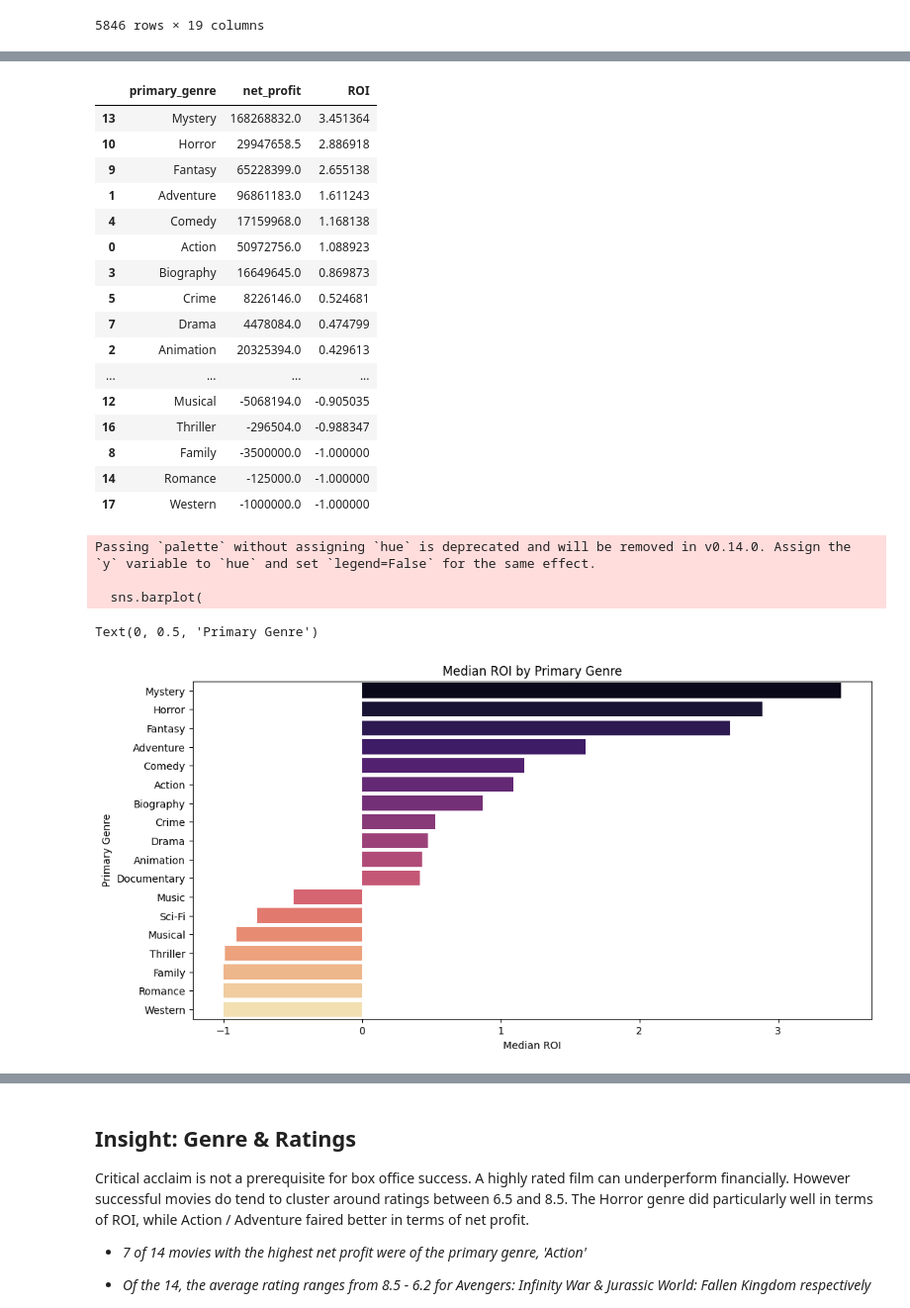
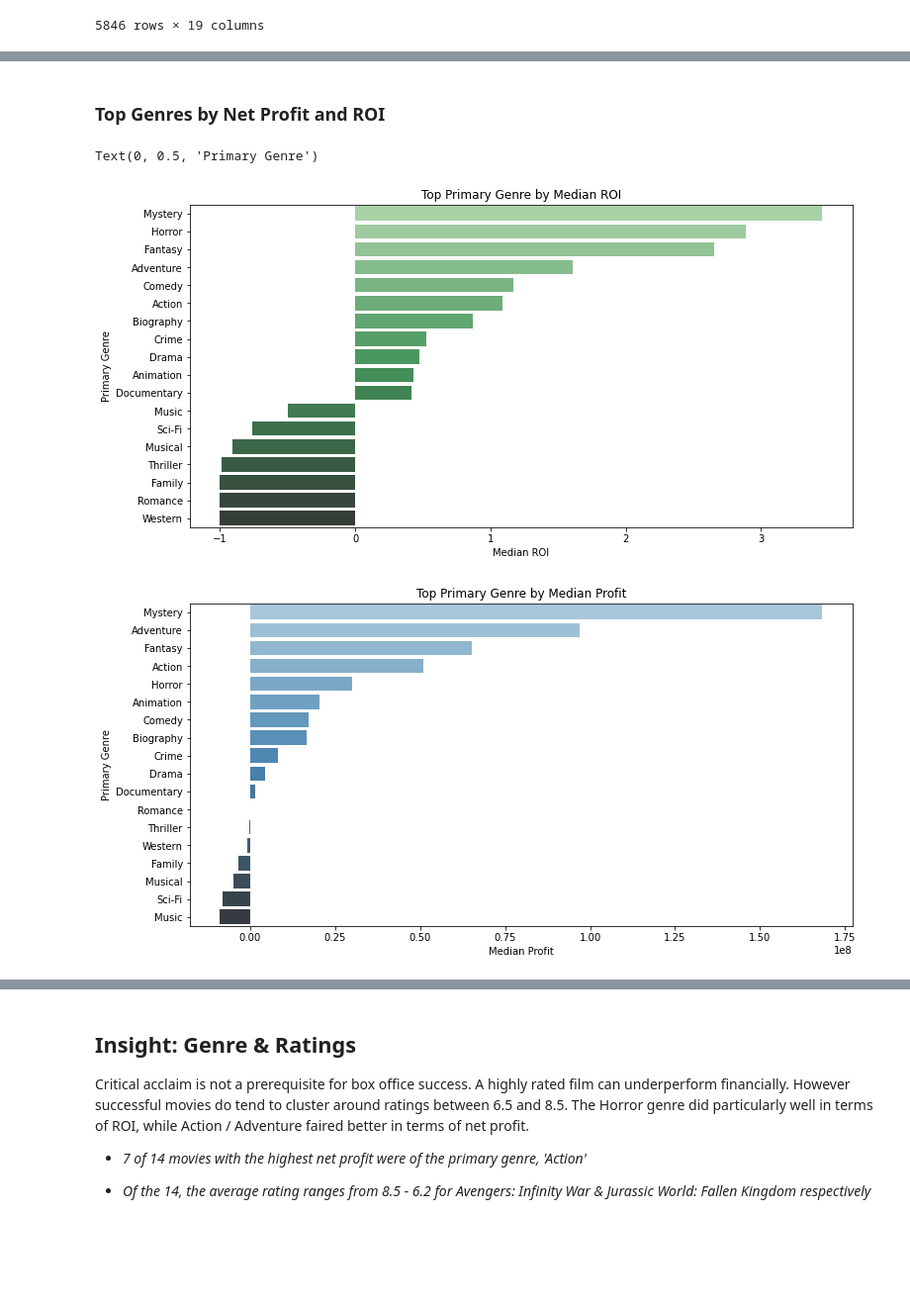
Before and after one commit to clivekinyanjui/DS-Phase_2-Group_3-Project, a Jupyter notebook: Notebook/index.ipynb, the cells around one changed output, grey strips where cells are left out. Shown at 99% size. Drawn from its saved outputs; the diff is of its cells as text; code cells hidden in the pictures; blank space fills up the shorter version.

```diff
--- a/Notebook/index.ipynb
+++ b/Notebook/index.ipynb
@@ -239,11 +220,13 @@ plt.show()
 # %%
-# Convert type to datetime & extract year
+# Convert type to datetime & extract year/month
 budget_numbers_df_copy['release_date'] = pd.to_datetime(
     budget_numbers_df_copy['release_date'], errors='coerce'  # If a value cannot be converted to a number, make it NaN
 )
 
 budget_numbers_df_copy['release_year'] = budget_numbers_df_copy['release_date'].dt.year
-budget_numbers_df_clean = budget_numbers_df_copy.dropna(subset=['release_year'])
+budget_df = budget_numbers_df_copy.dropna(subset=['release_year'])
+budget_numbers_df_copy['release_month'] = budget_numbers_df_copy['release_date'].dt.month_name()
+budget_df = budget_numbers_df_copy.dropna(subset=['release_month'])
 
-budget_numbers_df_clean['release_year'] = budget_numbers_df_clean['release_year'].astype(int)
+budget_df['release_year'] = budget_df['release_year'].astype(int)
 # %%
@@ -540,24 +530,7 @@ Name: count, dtype: int64
 # %%
 primary_genre_summary = primary_genre_summary.reset_index()
-primary_genre_summary.sort_values(by='ROI', ascending=False)
-# %% [output]
-|  | primary_genre | net_profit | ROI |
-| 13 | Mystery | 168268832.0 | 3.451364 |
-| 10 | Horror | 29947658.5 | 2.886918 |
-| 9 | Fantasy | 65228399.0 | 2.655138 |
-| 1 | Adventure | 96861183.0 | 1.611243 |
-| 4 | Comedy | 17159968.0 | 1.168138 |
-| 0 | Action | 50972756.0 | 1.088923 |
-| 3 | Biography | 16649645.0 | 0.869873 |
-| 5 | Crime | 8226146.0 | 0.524681 |
-| 7 | Drama | 4478084.0 | 0.474799 |
-| 2 | Animation | 20325394.0 | 0.429613 |
-| ... | ... | ... | ... |
-| 12 | Musical | -5068194.0 | -0.905035 |
-| 16 | Thriller | -296504.0 | -0.988347 |
-| 8 | Family | -3500000.0 | -1.000000 |
-| 14 | Romance | -125000.0 | -1.000000 |
-| 17 | Western | -1000000.0 | -1.000000 |
+# %% [markdown]
+### **Top Genres by Net Profit and ROI**
 # %%
 # Sort genres by ROI
 roi_sorted = (
@@ -567,18 +546,28 @@ roi_sorted = (
 # %%
-# Plot median ROI by primary genre
+# Plot Primary Genre by Median ROI
 plt.figure(figsize=(12,6))
 sns.barplot(
     data=roi_sorted,
     x='ROI',
     y='primary_genre',
-    palette='magma'
+    palette='Greens_d'
 )
-plt.title('Median ROI by Primary Genre')
+plt.title('Top Primary Genre by Median ROI')
 plt.xlabel('Median ROI')
 plt.ylabel('Primary Genre')
+
+# Plot Primary Genre by Median Profit
+plt.figure(figsize=(12,6))
+sns.barplot(
+    data=profit_sorted,
+    x='net_profit',
+    y='primary_genre',
+    palette='Blues_d'
+)
+plt.title('Top Primary Genre by Median Profit')
+plt.xlabel('Median Profit')
+plt.ylabel('Primary Genre')
 # %% [output]
-Passing `palette` without assigning `hue` is deprecated and will be removed in v0.14.0. Assign the `y` variable to `hue` and set `legend=False` for the same effect.
-
-  sns.barplot(
+Text(0, 0.5, 'Primary Genre')
-Text(0, 0.5, 'Primary Genre')
-[figure, old version]
+[figure, new version]
+[figure, added]
```
Also changed, not shown: parts of 62 cells of this notebook.
